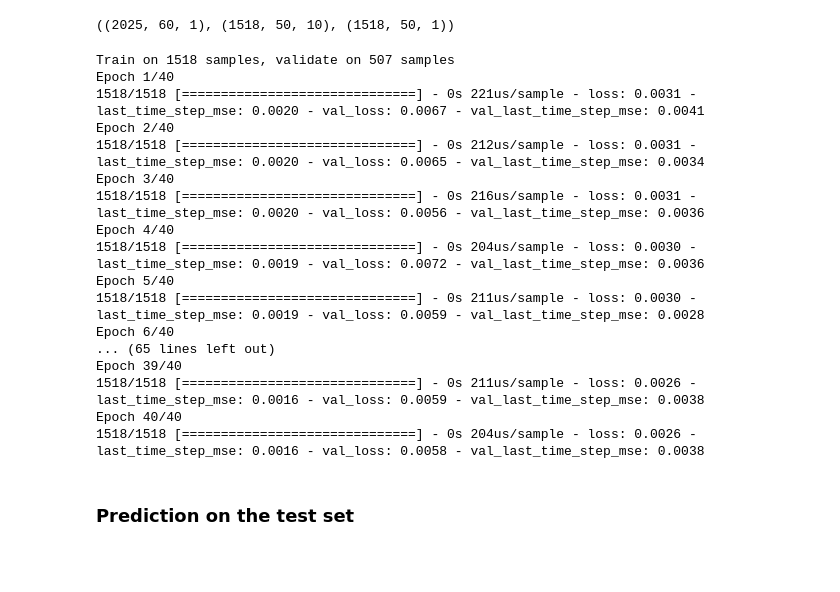
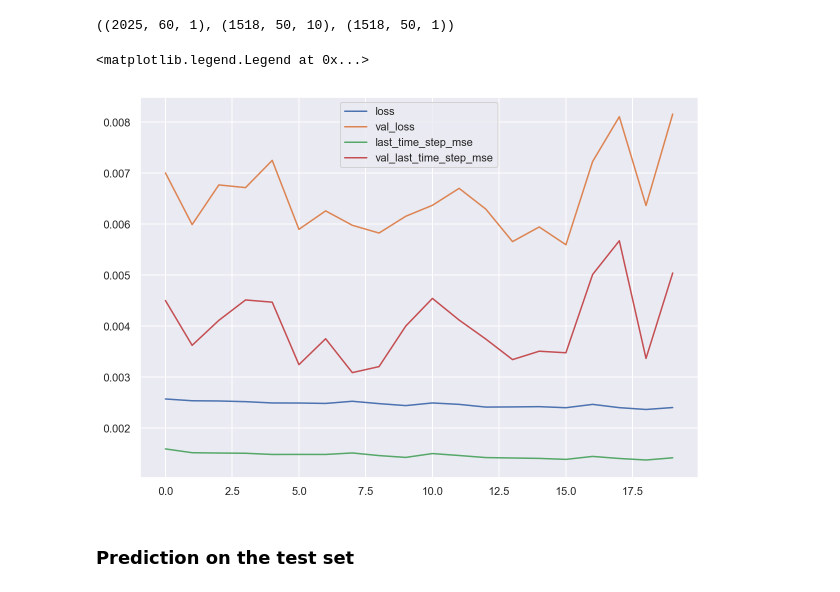
Before and after one commit to Aurel-C/time-series, a Jupyter notebook: Ads_Series.ipynb, the cells around one changed output. Saved outputs shown, nothing was run; the diff lists cells and outputs as text; code cells hidden in the pictures; blank space fills up the shorter version.

Commit message:
saved weights + plot training

```diff
--- a/Ads_Series.ipynb
+++ b/Ads_Series.ipynb
@@ -58,26 +55,17 @@ for rate in (1, 2, 4, 8) * 2:
                                   activation="relu", dilation_rate=rate))
 model.add(keras.layers.Conv1D(filters=10, kernel_size=1))
 model.compile(loss="mse", optimizer="adam", metrics=[last_time_step_mse])
-# %%
-history = model.fit(X_train, Y_train, epochs=40,validation_data=(X_test, Y_test))
-# %% [output]
-Train on 1518 samples, validate on 507 samples
-Epoch 1/40
-1518/1518 [==============================] - 0s 221us/sample - loss: 0.0031 - last_time_step_mse: 0.0020 - val_loss: 0.0067 - val_last_time_step_mse: 0.0041
-Epoch 2/40
-1518/1518 [==============================] - 0s 212us/sample - loss: 0.0031 - last_time_step_mse: 0.0020 - val_loss: 0.0065 - val_last_time_step_mse: 0.0034
-Epoch 3/40
-1518/1518 [==============================] - 0s 216us/sample - loss: 0.0031 - last_time_step_mse: 0.0020 - val_loss: 0.0056 - val_last_time_step_mse: 0.0036
-Epoch 4/40
-1518/1518 [==============================] - 0s 204us/sample - loss: 0.0030 - last_time_step_mse: 0.0019 - val_loss: 0.0072 - val_last_time_step_mse: 0.0036
-Epoch 5/40
-1518/1518 [==============================] - 0s 211us/sample - loss: 0.0030 - last_time_step_mse: 0.0019 - val_loss: 0.0059 - val_last_time_step_mse: 0.0028
-Epoch 6/40
-... (65 lines left out)
-Epoch 39/40
-1518/1518 [==============================] - 0s 211us/sample - loss: 0.0026 - last_time_step_mse: 0.0016 - val_loss: 0.0059 - val_last_time_step_mse: 0.0038
-Epoch 40/40
-1518/1518 [==============================] - 0s 204us/sample - loss: 0.0026 - last_time_step_mse: 0.0016 - val_loss: 0.0058 - val_last_time_step_mse: 0.0038
+# %%
+history = model.fit(X_train, Y_train, epochs=20,validation_data=(X_test, Y_test),verbose = 0)
+plt.figure(figsize=(10,7))
+plt.plot(history.history['loss'])
+plt.plot(history.history['val_loss'])
+plt.plot(history.history['last_time_step_mse'])
+plt.plot(history.history['val_last_time_step_mse'])
+plt.legend(['loss','val_loss','last_time_step_mse','val_last_time_step_mse'])
+# %% [output]
+<matplotlib.legend.Legend at 0x...>
+[figure, added]
 # %%
 def mean_absolute_percentage_error(y_true, y_pred):
     return np.mean(np.abs((y_true - y_pred) / y_true)) * 100
```
Also changed, not shown: parts of 7 cells of this notebook, 4 other files.
